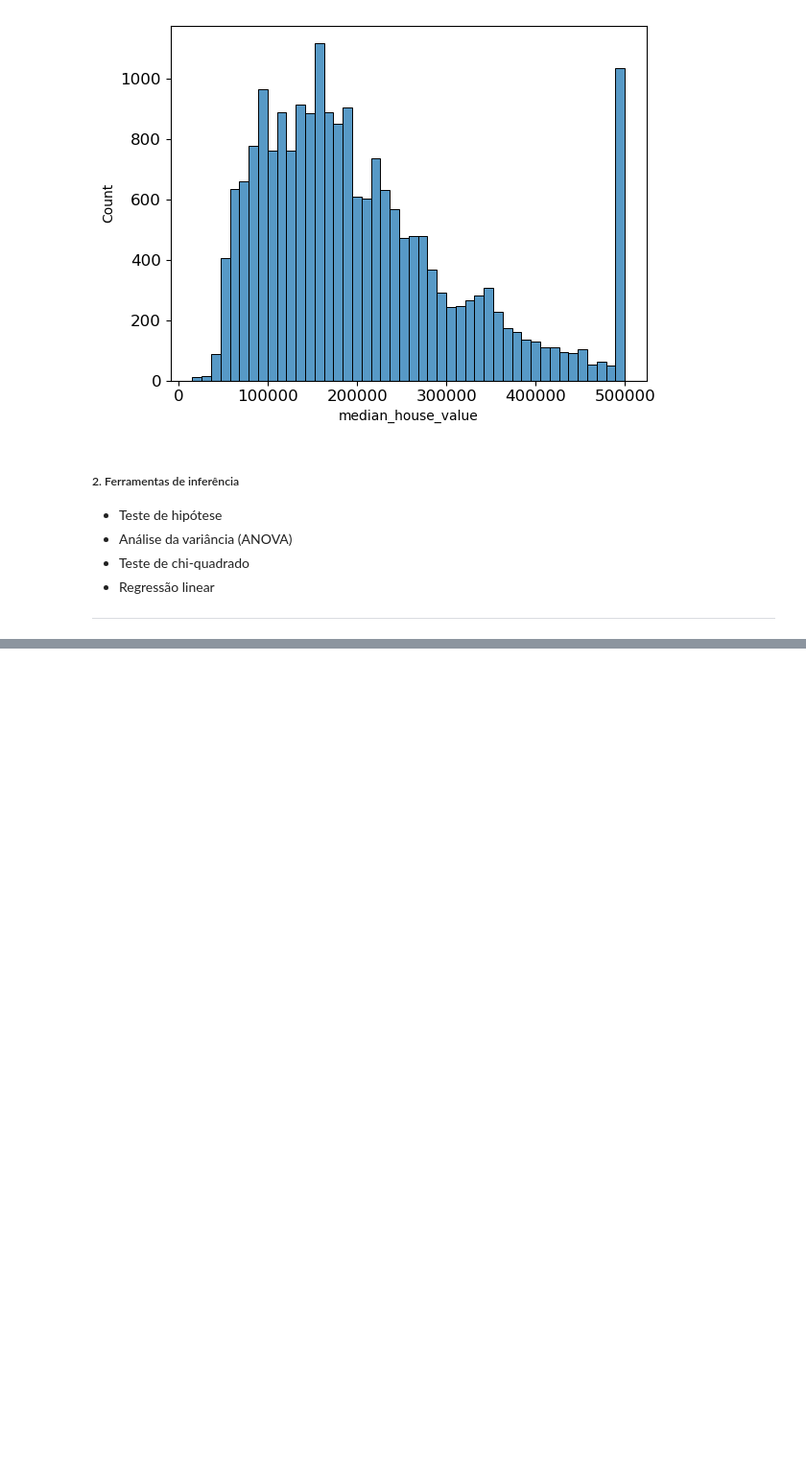
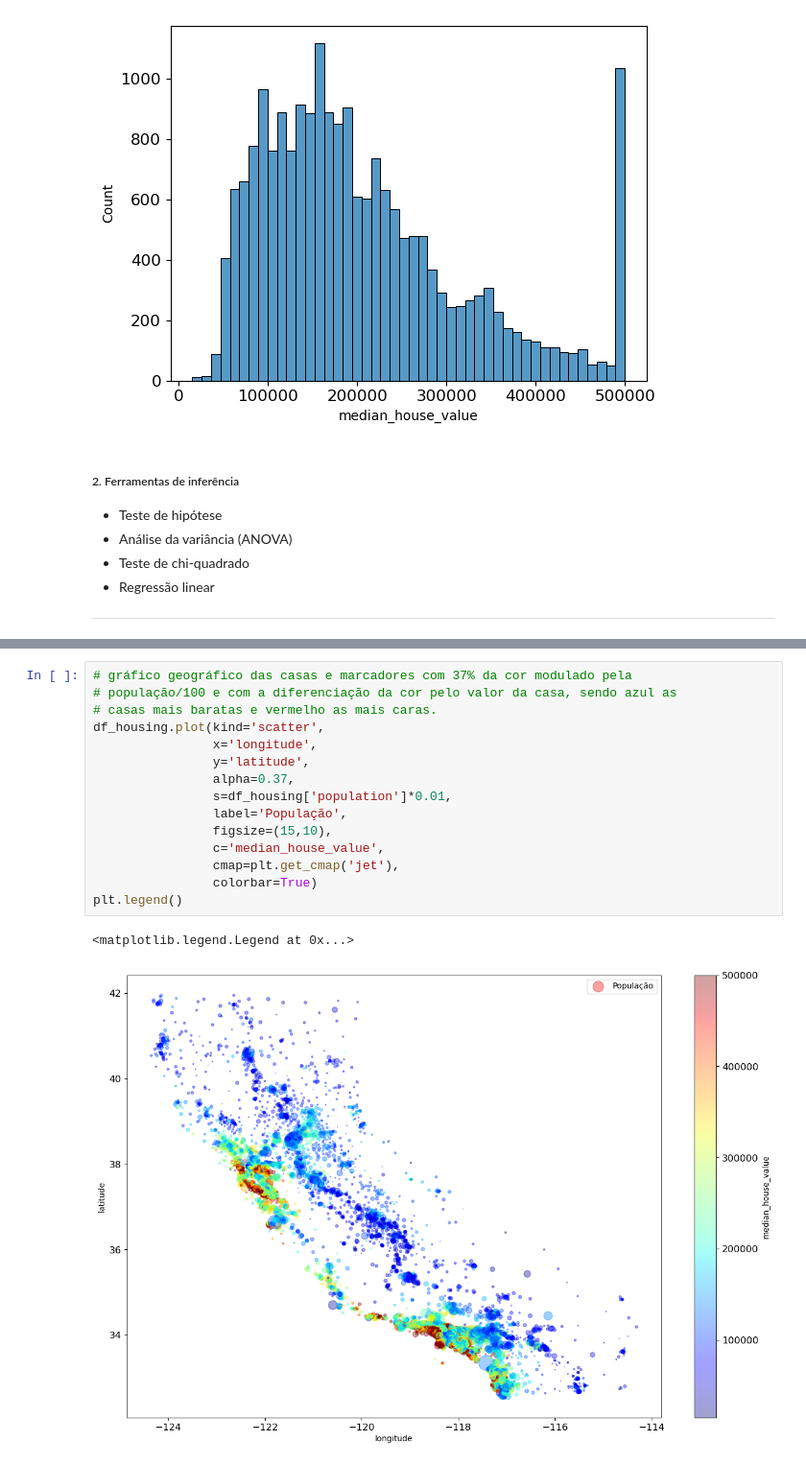
Before and after one commit to CarineMS/UFV, a Jupyter notebook: ELT574/Semana_01/ELT574_U1A1.ipynb, the cells around one changed output, grey strips where cells are left out. Shown at 96% size. Saved outputs shown, nothing was run; the diff lists cells and outputs as text; blank space fills up the shorter version.

```diff
--- a/ELT574/Semana_01/ELT574_U1A1.ipynb
+++ b/ELT574/Semana_01/ELT574_U1A1.ipynb
@@ -186,0 +208,18 @@ sns.histplot(data=df_housing, x='median_house_value',kde=False)
+# %%
+# gráfico geográfico das casas e marcadores com 37% da cor modulado pela
+# população/100 e com a diferenciação da cor pelo valor da casa, sendo azul as
+# casas mais baratas e vermelho as mais caras.
+df_housing.plot(kind='scatter',
+                x='longitude',
+                y='latitude',
+                alpha=0.37,
+                s=df_housing['population']*0.01,
+                label='População',
+                figsize=(15,10),
+                c='median_house_value',
+                cmap=plt.get_cmap('jet'),
+                colorbar=True)
+plt.legend()
+# %% [output]
+<matplotlib.legend.Legend at 0x...>
+[figure, added]
```
Also changed, not shown: parts of 8 cells of this notebook.
